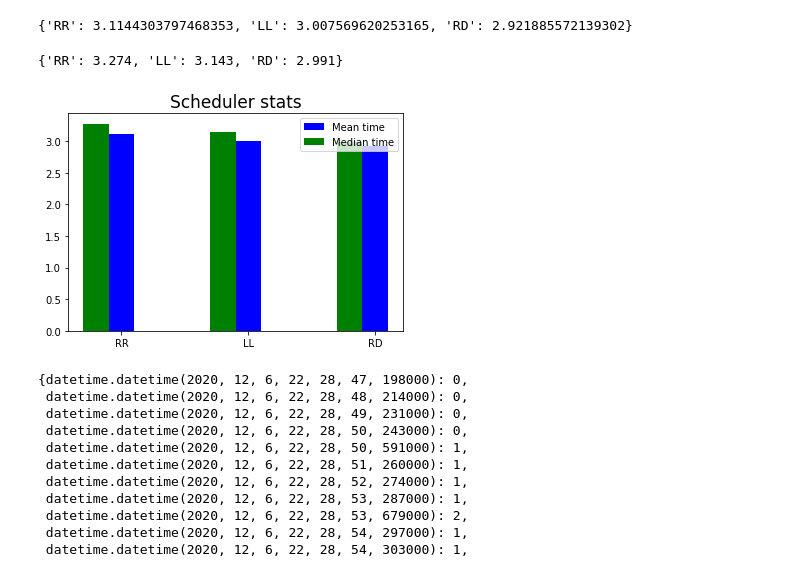
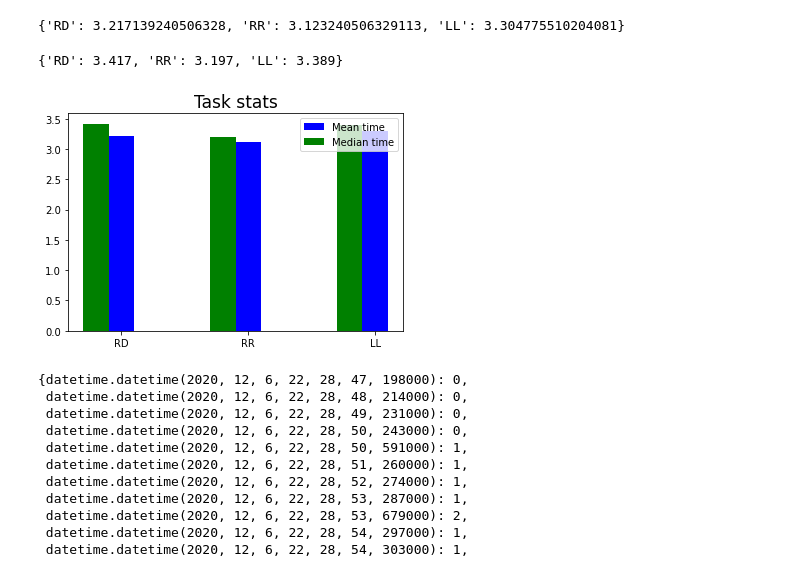
Before and after one commit to ShriprajwalK/YACS, a Jupyter notebook: worker_logs_stats.ipynb, the cells around one changed output. Saved outputs shown, nothing was run; the diff lists cells and outputs as text; code cells hidden in the pictures.

```diff
--- a/worker_logs_stats.ipynb
+++ b/worker_logs_stats.ipynb
@@ -6,7 +6,7 @@ import json
 import datetime
 import matplotlib.dates as mdates
 # %%
-policy = 'RD'
+policy = 'LL'
 logs1 = []
 logs2 = []
 logs3 = []
@@ -100,22 +100,23 @@ median_times[policy] = (sorted_times[mid] + sorted_times[~mid])/2
 # %%
 avg_times
 # %% [output]
-{'RR': 3.1144303797468353, 'LL': 3.007569620253165, 'RD': 2.921885572139302}
+{'RD': 3.217139240506328, 'RR': 3.123240506329113, 'LL': 3.304775510204081}
 # %%
 median_times
 # %% [output]
-{'RR': 3.274, 'LL': 3.143, 'RD': 2.991}
+{'RD': 3.417, 'RR': 3.197, 'LL': 3.389}
 # %%
 X = np.arange(len(avg_times))
 ax = plt.subplot(111)
 ax.bar(X, avg_times.values(), width=0.2, color='b', align='center')
 ax.bar(X-0.2, median_times.values(), width=0.2, color='g', align='center')
 ax.legend(('Mean time','Median time'))
 plt.xticks(X, avg_times.keys())
-plt.title("Scheduler stats", fontsize=17)
+plt.title("Task stats", fontsize=17)
+plt.savefig('Task stats')
 plt.show()
 # %% [output]
-[figure, old version]
+[figure, new version]
 # %%
 ts_tasks_1 = {}
 ts_tasks_2 = {}
```
Also changed, not shown: parts of 4 cells of this notebook, 12 other files.
